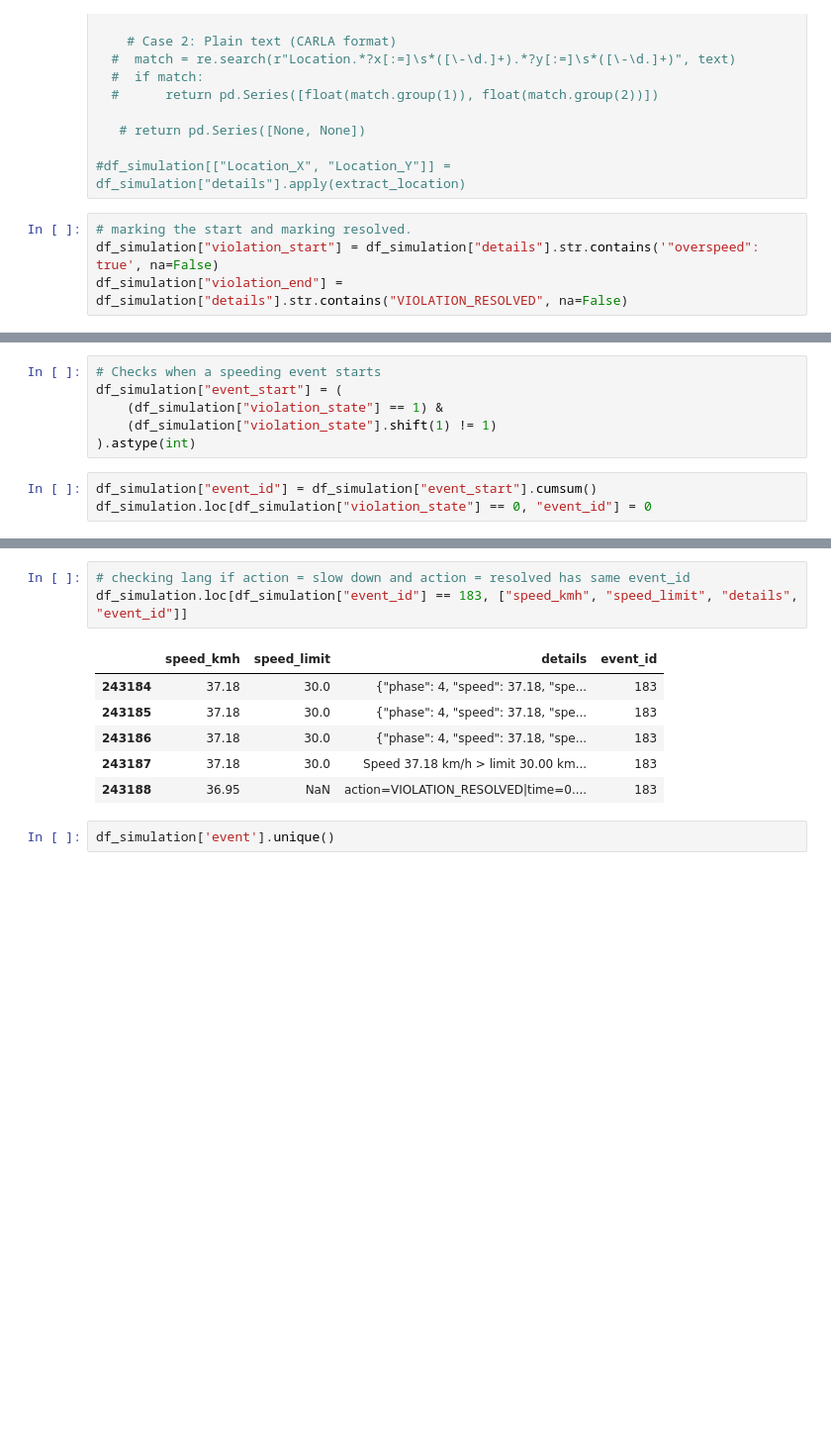
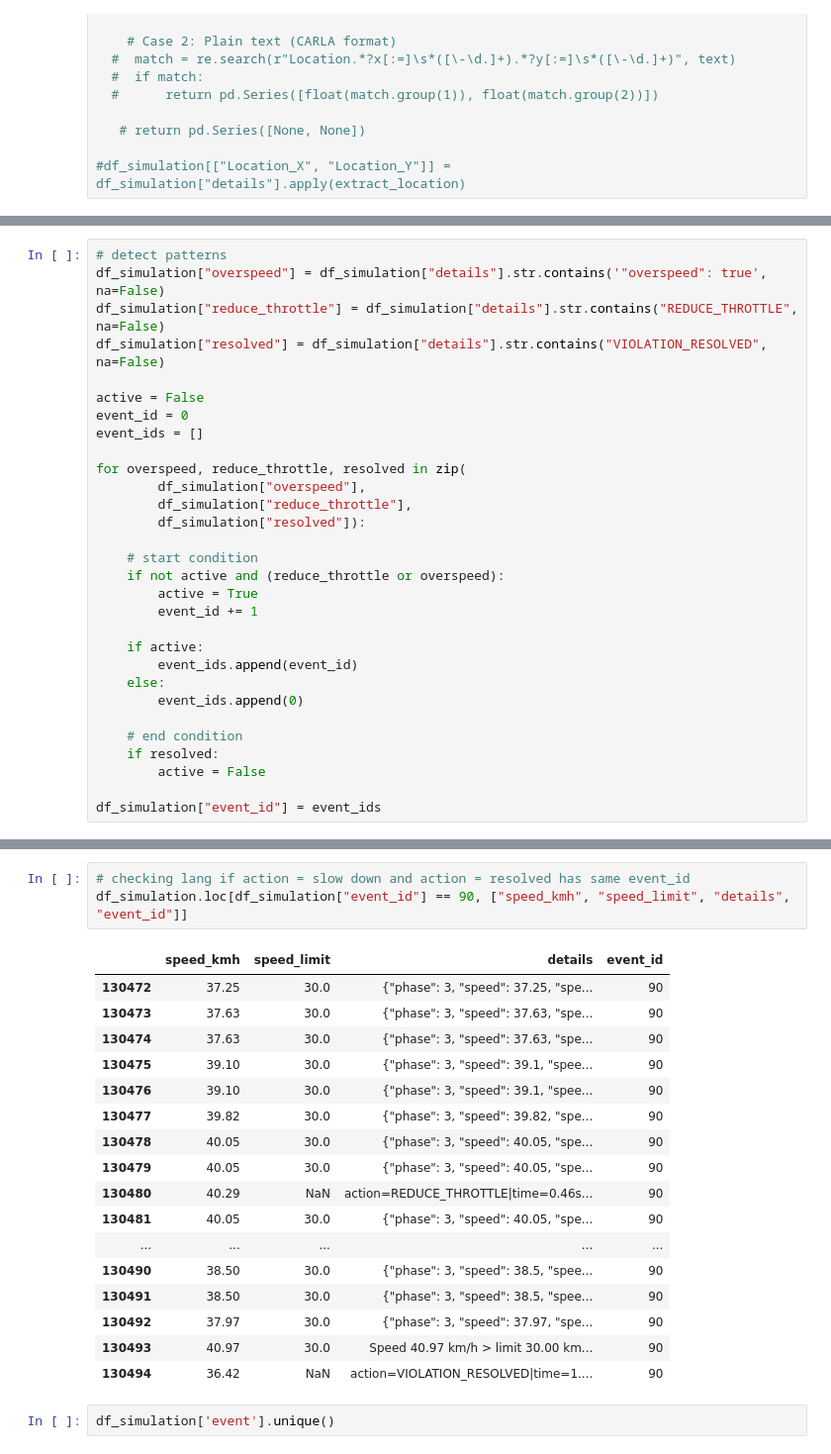
Before and after one commit to KeirAAAlcantara/SimAnalysis, a Jupyter notebook: SimData.ipynb, the cells around one changed output, grey strips where cells are left out. Shown at 99% size. Drawn from its saved outputs; the diff is of its cells as text; blank space fills up the shorter version.

Commit message:
finalizing event_id

```diff
--- a/SimData.ipynb
+++ b/SimData.ipynb
@@ -190,7 +190,3 @@ array([30., nan, 90., 60.])
    # return pd.Series([None, None])
 
 #df_simulation[["Location_X", "Location_Y"]] = df_simulation["details"].apply(extract_location)
-# %%
-# marking the start and marking resolved.
-df_simulation["violation_start"] = df_simulation["details"].str.contains('"overspeed": true', na=False)
-df_simulation["violation_end"] = df_simulation["details"].str.contains("VIOLATION_RESOLVED", na=False)
@@ -256,3 +193,33 @@ df_simulation["violation_state"] = states
+# %%
+# detect patterns
+df_simulation["overspeed"] = df_simulation["details"].str.contains('"overspeed": true', na=False)
+df_simulation["reduce_throttle"] = df_simulation["details"].str.contains("REDUCE_THROTTLE", na=False)
+df_simulation["resolved"] = df_simulation["details"].str.contains("VIOLATION_RESOLVED", na=False)
+
+active = False
+event_id = 0
+event_ids = []
+
+for overspeed, reduce_throttle, resolved in zip(
+        df_simulation["overspeed"],
+        df_simulation["reduce_throttle"],
+        df_simulation["resolved"]):
+
+    # start condition
+    if not active and (reduce_throttle or overspeed):
+        active = True
+        event_id += 1
+
+    if active:
+        event_ids.append(event_id)
+    else:
+        event_ids.append(0)
+
+    # end condition
+    if resolved:
+        active = False
+
+df_simulation["event_id"] = event_ids
 # %%
 df_simulation.columns
 # %% [output]
@@ -272,9 +238,0 @@ display(df_simulation[df_simulation["event"].isin(["REACTION"])].head(5))
-# %%
-# Checks when a speeding event starts
-df_simulation["event_start"] = (
-    (df_simulation["violation_state"] == 1) &
-    (df_simulation["violation_state"].shift(1) != 1)
-).astype(int)
-# %%
-df_simulation["event_id"] = df_simulation["event_start"].cumsum()
-df_simulation.loc[df_simulation["violation_state"] == 0, "event_id"] = 0
@@ -299,13 +277,24 @@ df_simulation[df_simulation["resolved"]].shape
 # %%
 # checking lang if action = slow down and action = resolved has same event_id
-df_simulation.loc[df_simulation["event_id"] == 183, ["speed_kmh", "speed_limit", "details", "event_id"]]
+df_simulation.loc[df_simulation["event_id"] == 90, ["speed_kmh", "speed_limit", "details", "event_id"]]
 # %% [output]
 |  | speed_kmh | speed_limit | details | event_id |
-| 243184 | 37.18 | 30.0 | {"phase": 4, "speed": 37.18, "spe... | 183 |
-| 243185 | 37.18 | 30.0 | {"phase": 4, "speed": 37.18, "spe... | 183 |
-| 243186 | 37.18 | 30.0 | {"phase": 4, "speed": 37.18, "spe... | 183 |
-| 243187 | 37.18 | 30.0 | Speed 37.18 km/h > limit 30.00 km... | 183 |
-| 243188 | 36.95 | NaN | action=VIOLATION_RESOLVED|time=0.... | 183 |
+| 130472 | 37.25 | 30.0 | {"phase": 3, "speed": 37.25, "spe... | 90 |
+| 130473 | 37.63 | 30.0 | {"phase": 3, "speed": 37.63, "spe... | 90 |
+| 130474 | 37.63 | 30.0 | {"phase": 3, "speed": 37.63, "spe... | 90 |
+| 130475 | 39.10 | 30.0 | {"phase": 3, "speed": 39.1, "spee... | 90 |
+| 130476 | 39.10 | 30.0 | {"phase": 3, "speed": 39.1, "spee... | 90 |
+| 130477 | 39.82 | 30.0 | {"phase": 3, "speed": 39.82, "spe... | 90 |
+| 130478 | 40.05 | 30.0 | {"phase": 3, "speed": 40.05, "spe... | 90 |
+| 130479 | 40.05 | 30.0 | {"phase": 3, "speed": 40.05, "spe... | 90 |
+| 130480 | 40.29 | NaN | action=REDUCE_THROTTLE|time=0.46s... | 90 |
+| 130481 | 40.05 | 30.0 | {"phase": 3, "speed": 40.05, "spe... | 90 |
+| ... | ... | ... | ... | ... |
+| 130490 | 38.50 | 30.0 | {"phase": 3, "speed": 38.5, "spee... | 90 |
+| 130491 | 38.50 | 30.0 | {"phase": 3, "speed": 38.5, "spee... | 90 |
+| 130492 | 37.97 | 30.0 | {"phase": 3, "speed": 37.97, "spe... | 90 |
+| 130493 | 40.97 | 30.0 | Speed 40.97 km/h > limit 30.00 km... | 90 |
+| 130494 | 36.42 | NaN | action=VIOLATION_RESOLVED|time=1.... | 90 |
 # %%
 df_simulation['event'].unique()
 # %% [output]
```
Also changed, not shown: parts of 11 cells of this notebook.
